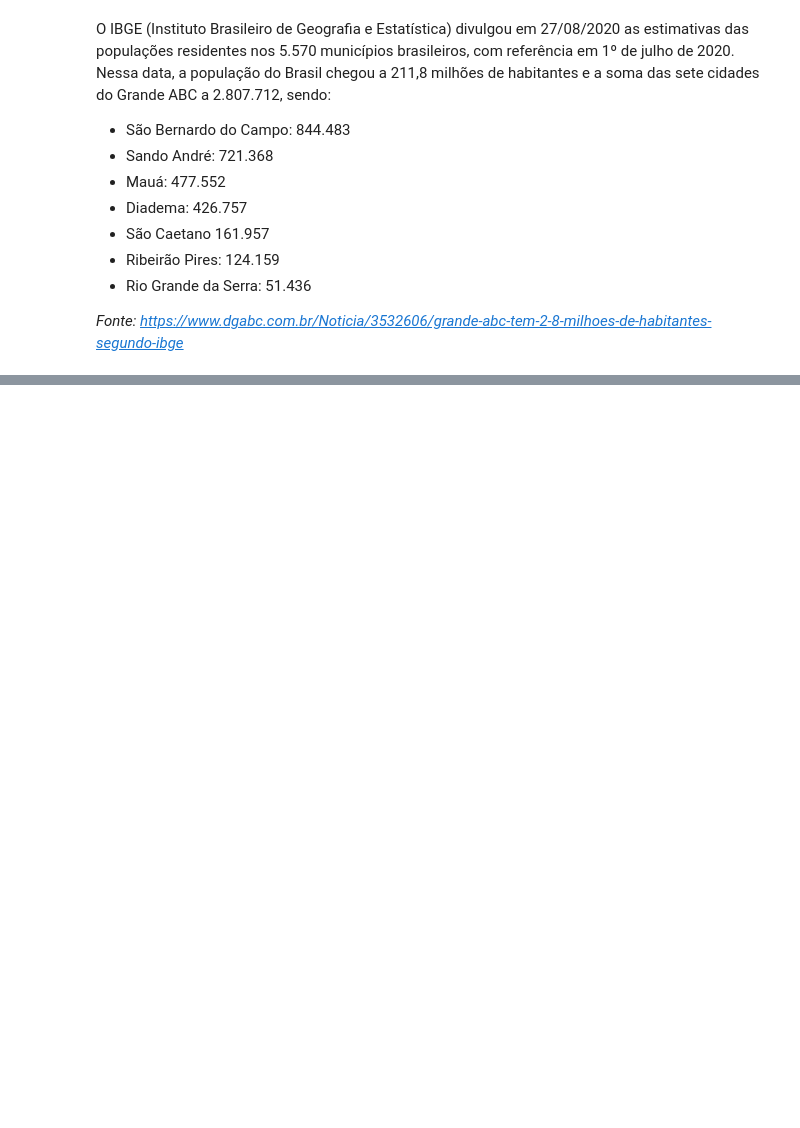
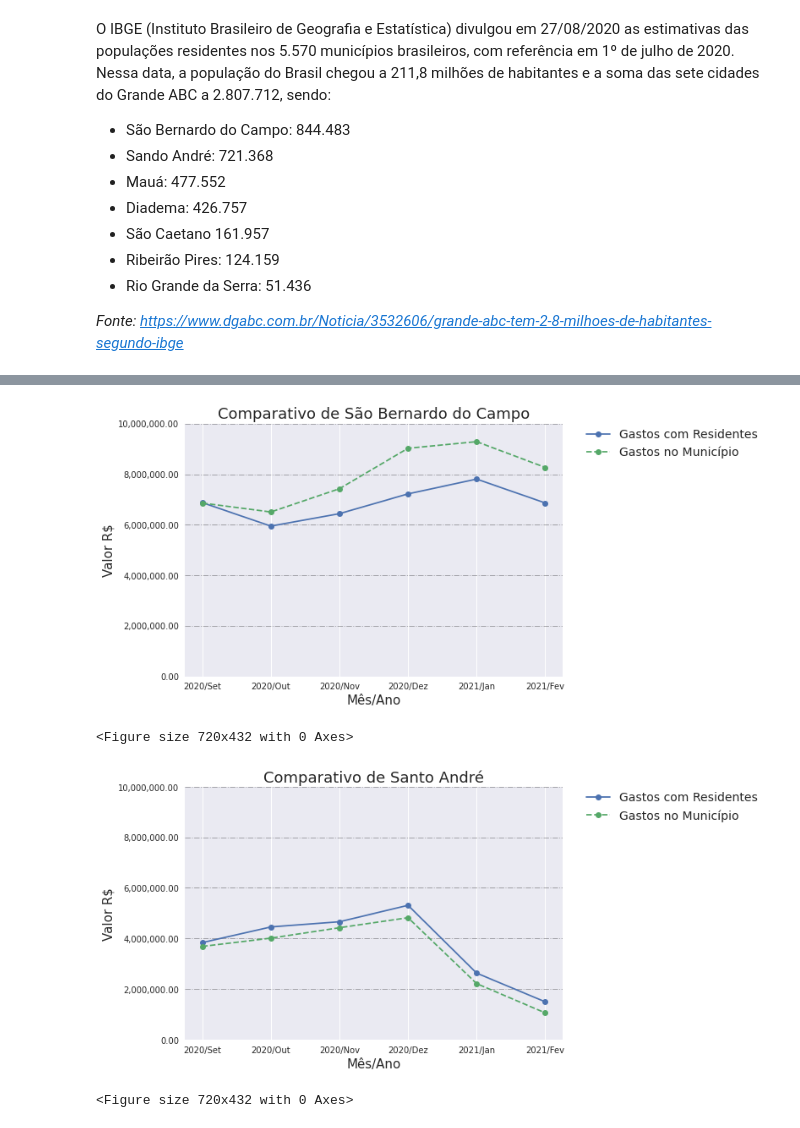
Before and after one commit to brunarigo/DS-project01-datasus-analysis, a Jupyter notebook: Notebooks/Project01_Datasus_Analysis.ipynb, the cells around one changed output, grey strips where cells are left out. Drawn from its saved outputs; the diff is of its cells as text; code cells hidden in the pictures; blank space fills up the shorter version.

```diff
--- a/Notebooks/Project01_Datasus_Analysis.ipynb
+++ b/Notebooks/Project01_Datasus_Analysis.ipynb
@@ -254,0 +337,41 @@ plt.show()
+# %%
+res_sbc = periodo_local_residencia.T
+res_sbc = res_sbc['354870 São Bernardo do Campo']
+int_sbc = periodo_local_internacao.T
+int_sbc = int_sbc['354870 São Bernardo do Campo']
+
+res_sa = periodo_local_residencia.T
+res_sa = res_sa['354780 Santo André']
+int_sa = periodo_local_internacao.T
+int_sa = int_sa['354780 Santo André']
+# %%
+plt.plot(res_sbc, linestyle='-', marker='o', markersize = 7)
+plt.plot(int_sbc.T, linestyle='--', marker='o', markersize = 7)
+plt.ylim(0,10000000)
+plt.xlabel('Mês/Ano', fontsize=15)
+plt.ylabel('Valor R$', fontsize=15)
+plt.title('Comparativo de São Bernardo do Campo', fontsize=18)
+axes = plt.gca()
+axes.yaxis.grid(b=True, color='black', alpha=0.3, linestyle='-.', linewidth=1)
+axes.yaxis.set_major_formatter(ticker.StrMethodFormatter("{x:,.2f}"))
+plt.legend(['Gastos com Residentes','Gastos no Município'], fontsize=14, bbox_to_anchor=(1.05, 1), loc='upper left', borderaxespad=0.)
+plt.figure(figsize=(10, 6))
+plt.show()
+
+plt.plot(res_sa, linestyle='-', marker='o', markersize = 7)
+plt.plot(int_sa.T, linestyle='--', marker='o', markersize = 7)
+plt.ylim(0,10000000)
+plt.xlabel('Mês/Ano', fontsize=15)
+plt.ylabel('Valor R$', fontsize=15)
+plt.title('Comparativo de Santo André', fontsize=18)
+axes = plt.gca()
+axes.yaxis.grid(b=True, color='black', alpha=0.3, linestyle='-.', linewidth=1)
+axes.yaxis.set_major_formatter(ticker.StrMethodFormatter("{x:,.2f}"))
+plt.legend(['Gastos com Residentes','Gastos no Município'], fontsize=14, bbox_to_anchor=(1.05, 1), loc='upper left', borderaxespad=0.)
+plt.figure(figsize=(10, 6))
+plt.show()
+# %% [output]
+[figure, added]
+<Figure size 720x432 with 0 Axes>
+[figure, added]
+<Figure size 720x432 with 0 Axes>
```
Also changed, not shown: parts of 7 cells of this notebook.
